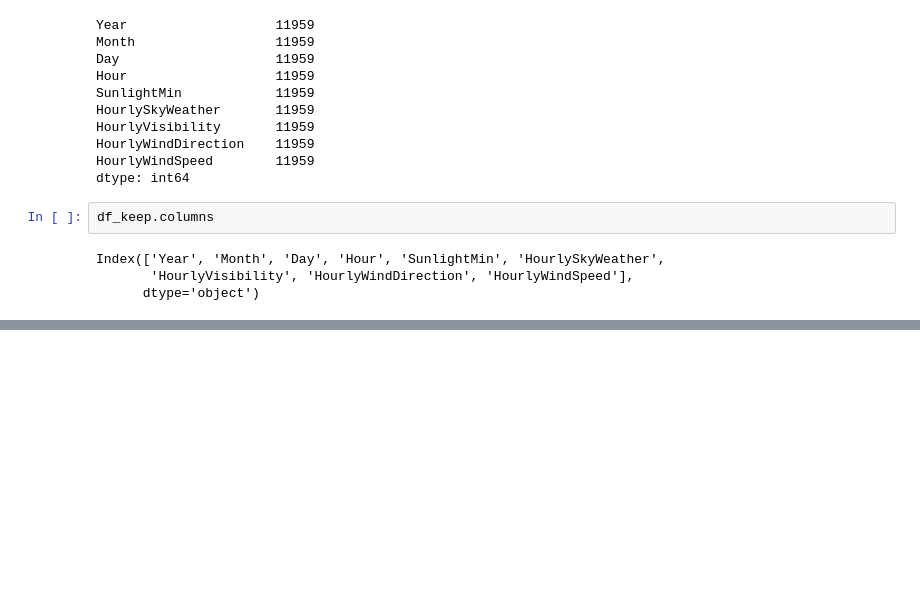
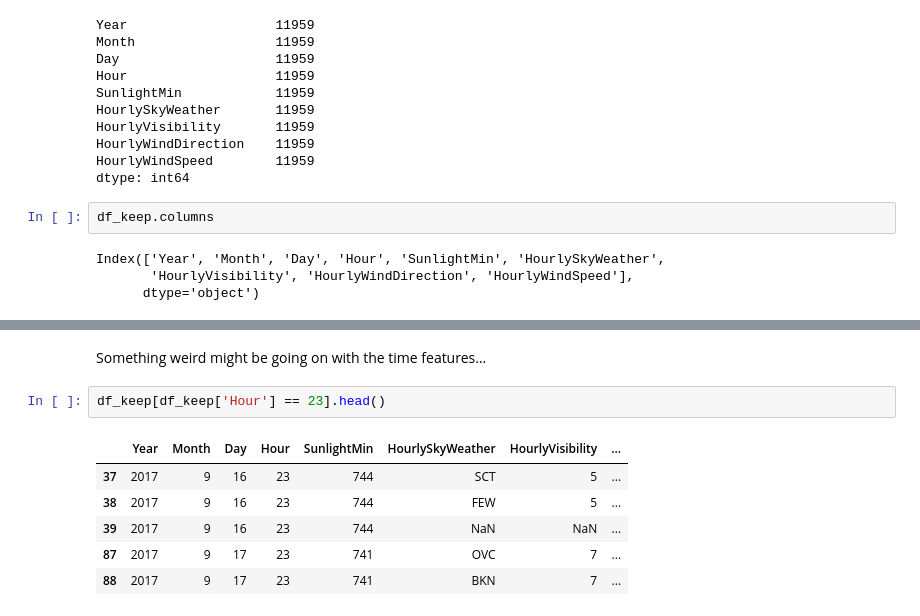
Before and after one commit to Ecboxer/weatherData, a Jupyter notebook: notebooks/explore.ipynb, the cells around one changed output, grey strips where cells are left out. Cells and saved outputs as stored; diff of their text form; blank space fills up the shorter version.

```diff
--- a/notebooks/explore.ipynb
+++ b/notebooks/explore.ipynb
@@ -635,0 +682,11 @@ Index(['Year', 'Month', 'Day', 'Hour', 'SunlightMin', 'HourlySkyWeather',
+# %% [markdown]
+Something weird might be going on with the time features...
+# %%
+df_keep[df_keep['Hour'] == 23].head()
+# %% [output]
+|  | Year | Month | Day | Hour | SunlightMin | HourlySkyWeather | HourlyVisibility | ... |
+| 37 | 2017 | 9 | 16 | 23 | 744 | SCT | 5 | ... |
+| 38 | 2017 | 9 | 16 | 23 | 744 | FEW | 5 | ... |
+| 39 | 2017 | 9 | 16 | 23 | 744 | NaN | NaN | ... |
+| 87 | 2017 | 9 | 17 | 23 | 741 | OVC | 7 | ... |
+| 88 | 2017 | 9 | 17 | 23 | 741 | BKN | 7 | ... |
```
Also changed, not shown: parts of 11 cells of this notebook, 2 other files.
